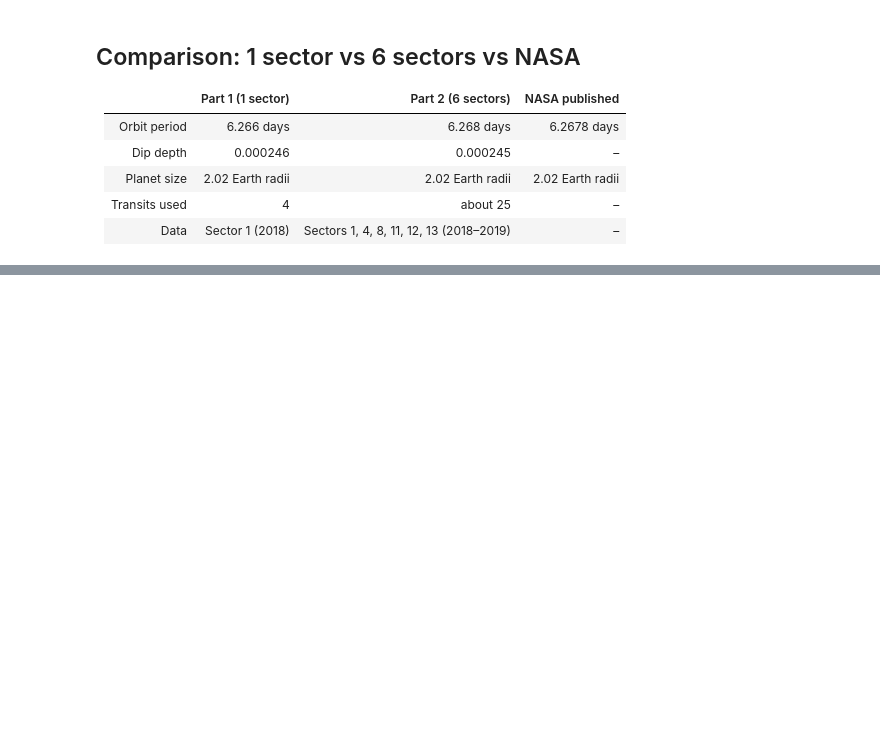
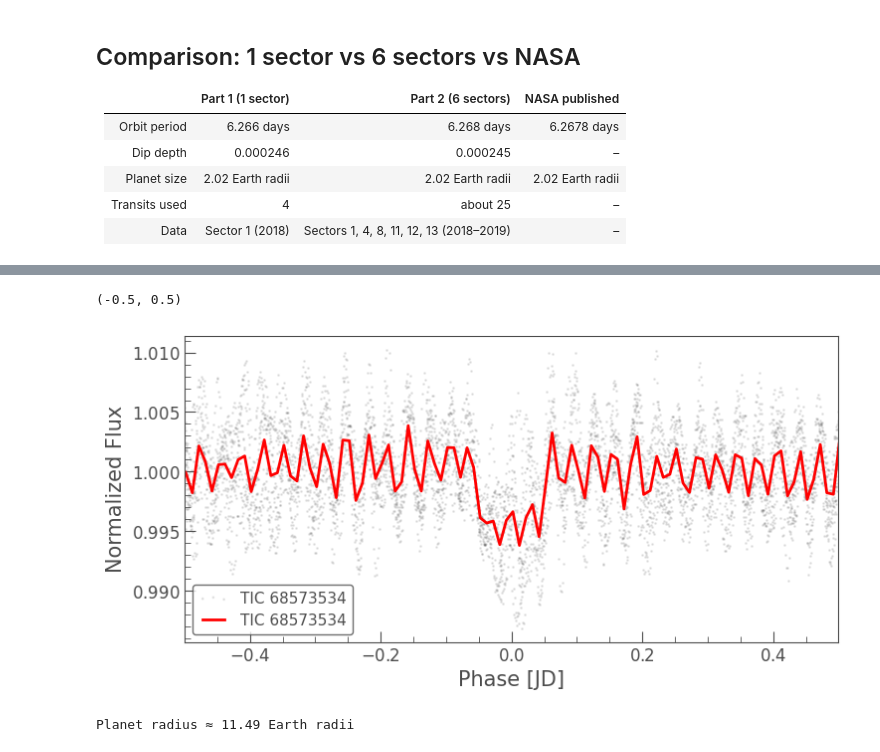
Before and after one commit to hariaksh-101/tess-exoplanet-hunt, a Jupyter notebook: 01_recovering_pi_mensae_c_with_TESS.ipynb, the cells around one changed output, grey strips where cells are left out. Cells and saved outputs as stored; diff of their text form; code cells hidden in the pictures; blank space fills up the shorter version.

```diff
--- a/01_recovering_pi_mensae_c_with_TESS.ipynb
+++ b/01_recovering_pi_mensae_c_with_TESS.ipynb
@@ -189,0 +338,15 @@ My calculation of √0.000245 × 1.18 × 109.1 yields a final value of 2.02 Eart
+# %%
+P_c = pg_c.period_at_max_power
+t0_c = pg_c.transit_time_at_max_power
+folded_c = clean_c.fold(period=P_c, epoch_time=t0_c)
+ax = folded_c.scatter(alpha=0.1)
+folded_c.bin(time_bin_size=0.01).plot(ax=ax, color="red", lw=2)
+ax.set_xlim(-0.5, 0.5)
+# %% [output]
+(-0.5, 0.5)
+[figure, added]
+# %%
+depth_c = float(pg_c.depth_at_max_power)
+print(f"Planet radius ≈ {np.sqrt(depth_c) * star_radius_c * 109.1:.2f} Earth radii")
+# %% [output]
+Planet radius ≈ 11.49 Earth radii
```
Also changed, not shown: parts of 56 cells of this notebook.
